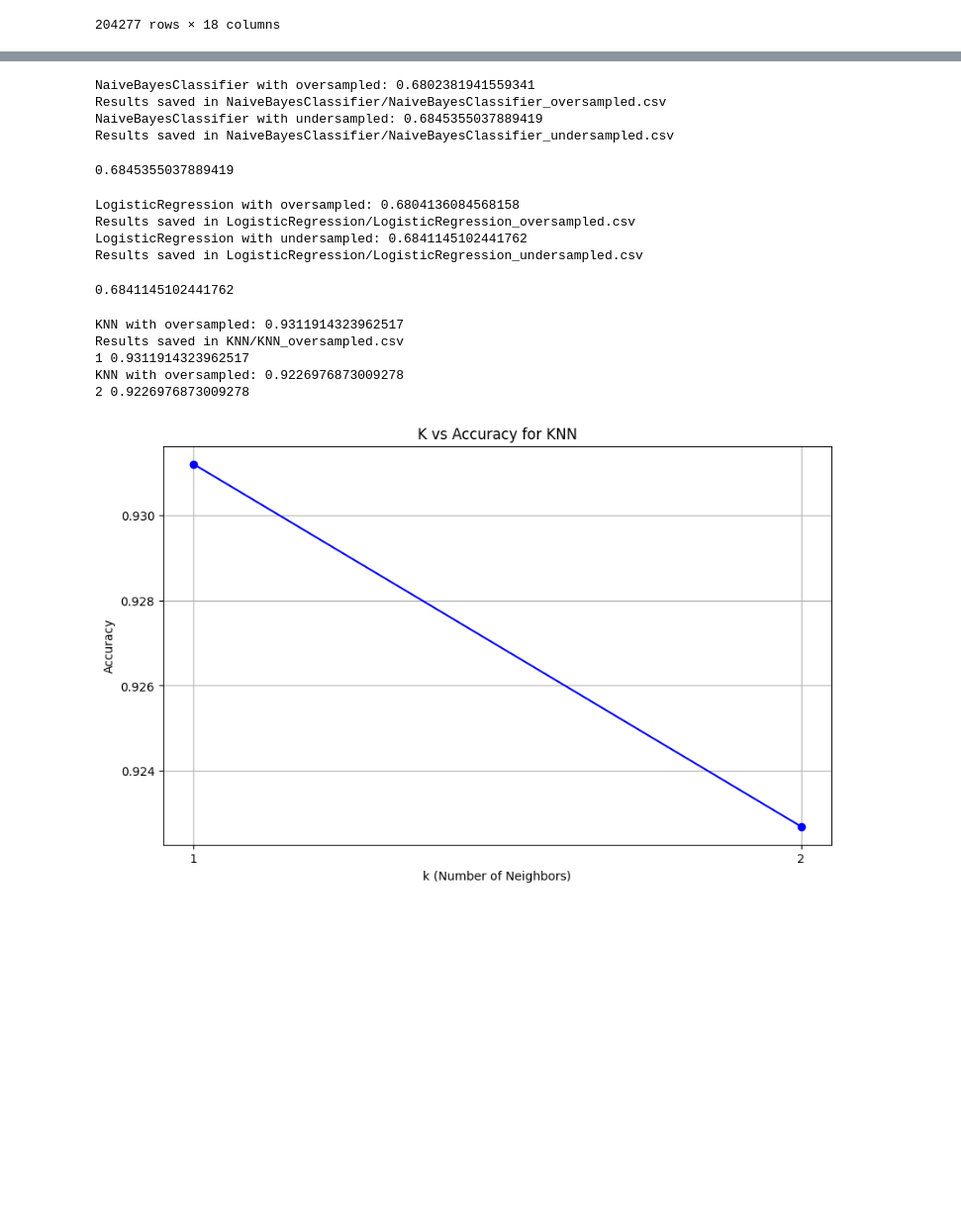
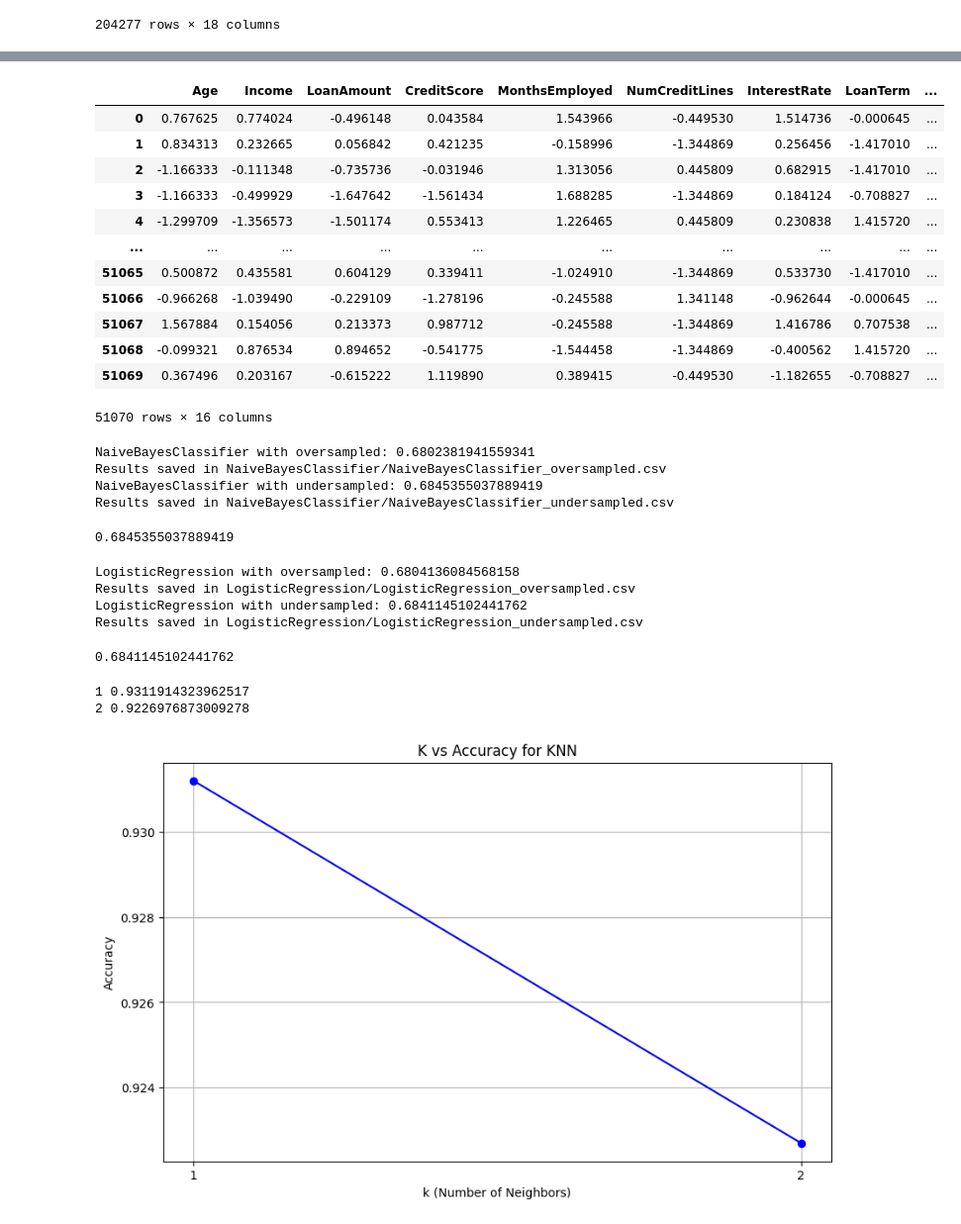
Before and after one commit to Sreyas-J/LendOrLoseMLPrediction, a Jupyter notebook: project1.ipynb, the cells around one changed output, grey strips where cells are left out. Shown: that part at 99% size. Cells and saved outputs as stored; diff of their text form; code cells hidden in the pictures; blank space fills up the shorter version.

```diff
--- a/project1.ipynb
+++ b/project1.ipynb
@@ -207,17 +214,34 @@ def train_normalized(model,name,sample,X_train,Y_train,X_val,Y_val,X_test,loan_i
 # %%
 test_df=pd.read_csv("lend-or-lose/test.csv")
 
 for col, le in le_dict.items():
     test_df[col]=le.fit_transform(test_df[col])
 
-normalized_features=scaler.transform(test_df[features])
-
-train_normalized(GaussianNB(),"NaiveBayesClassifier","oversampled",X_train_oversampled,y_train_oversampled,X_test_oversampled,y_test_oversampled,normalized_features,test_df["LoanID"])
-train_normalized(GaussianNB(),"NaiveBayesClassifier","undersampled",X_train_undersampled,y_train_undersampled,X_test_undersampled,y_test_undersampled,normalized_features,test_df["LoanID"])
+test_normalized_df=scaler.transform(test_df[features])
+test_normalized_df = pd.DataFrame(test_normalized_df, columns=features)
+test_normalized_df
 # %% [output]
+|  | Age | Income | LoanAmount | CreditScore | MonthsEmployed | NumCreditLines | InterestRate | LoanTerm | ... |
+| 0 | 0.767625 | 0.774024 | -0.496148 | 0.043584 | 1.543966 | -0.449530 | 1.514736 | -0.000645 | ... |
+| 1 | 0.834313 | 0.232665 | 0.056842 | 0.421235 | -0.158996 | -1.344869 | 0.256456 | -1.417010 | ... |
+| 2 | -1.166333 | -0.111348 | -0.735736 | -0.031946 | 1.313056 | 0.445809 | 0.682915 | -1.417010 | ... |
+| 3 | -1.166333 | -0.499929 | -1.647642 | -1.561434 | 1.688285 | -1.344869 | 0.184124 | -0.708827 | ... |
+| 4 | -1.299709 | -1.356573 | -1.501174 | 0.553413 | 1.226465 | 0.445809 | 0.230838 | 1.415720 | ... |
+| ... | ... | ... | ... | ... | ... | ... | ... | ... | ... |
+| 51065 | 0.500872 | 0.435581 | 0.604129 | 0.339411 | -1.024910 | -1.344869 | 0.533730 | -1.417010 | ... |
+| 51066 | -0.966268 | -1.039490 | -0.229109 | -1.278196 | -0.245588 | 1.341148 | -0.962644 | -0.000645 | ... |
+| 51067 | 1.567884 | 0.154056 | 0.213373 | 0.987712 | -0.245588 | -1.344869 | 1.416786 | 0.707538 | ... |
+| 51068 | -0.099321 | 0.876534 | 0.894652 | -0.541775 | -1.544458 | -1.344869 | -0.400562 | 1.415720 | ... |
+| 51069 | 0.367496 | 0.203167 | -0.615222 | 1.119890 | 0.389415 | -0.449530 | -1.182655 | -0.708827 | ... |
-NaiveBayesClassifier with oversampled: 0.6802381941559341
-Results saved in NaiveBayesClassifier/NaiveBayesClassifier_oversampled.csv
-NaiveBayesClassifier with undersampled: 0.6845355037889419
-Results saved in NaiveBayesClassifier/NaiveBayesClassifier_undersampled.csv
+51070 rows × 16 columns
-0.6845355037889419
+# %%
+os.makedirs("NaiveBayesClassifier", exist_ok=True)
+train_normalized(GaussianNB(),"NaiveBayesClassifier","oversampled",X_train_oversampled,y_train_oversampled,X_test_oversampled,y_test_oversampled,test_normalized_df,test_df["LoanID"])
+train_normalized(GaussianNB(),"NaiveBayesClassifier","undersampled",X_train_undersampled,y_train_undersampled,X_test_undersampled,y_test_undersampled,test_normalized_df,test_df["LoanID"])
+# %% [output]
+NaiveBayesClassifier with oversampled: 0.6802381941559341
+Results saved in NaiveBayesClassifier/NaiveBayesClassifier_oversampled.csv
+NaiveBayesClassifier with undersampled: 0.6845355037889419
+Results saved in NaiveBayesClassifier/NaiveBayesClassifier_undersampled.csv
+0.6845355037889419
 # %%
@@ -230,7 +256,9 @@ LogisticRegression with undersampled: 0.6841145102441762
 Results saved in LogisticRegression/LogisticRegression_undersampled.csv
 0.6841145102441762
 # %%
-k_values = range(1,3)  # Adjust the upper limit if you want to test more values
+os.makedirs("KNN", exist_ok=True)
+
+k_values = range(1, 10)  # Adjust the upper limit if you want to test more values
 accuracies = []
 best_acc=0
 knn_oversampled=None
@@ -238,13 +266,16 @@ knn_oversampled=None
 # Loop over the range of k values
 for k in k_values:
     knn = KNeighborsClassifier(n_neighbors=k)
-    acc=train_normalized(knn,"KNN","oversampled",X_train_oversampled,y_train_oversampled,X_test_oversampled,y_test_oversampled,normalized_features,test_df["LoanID"],best_acc,False)
+    knn.fit(X_train_oversampled, y_train_oversampled)
+    y_pred = knn.predict(X_test_oversampled)
+    acc = accuracy_score(y_test_oversampled, y_pred)
     if acc>best_acc:
         best_acc=acc
-
+        knn_oversampled=knn
     print(k,acc)
     accuracies.append(acc)
 
+# Plot k vs. accuracy
 plt.figure(figsize=(10, 6))
 plt.plot(k_values, accuracies, marker='o', linestyle='-', color='b')
 plt.xlabel("k (Number of Neighbors)")
@@ -254,10 +285,7 @@ plt.xticks(k_values)  # Make sure all values of k are shown on the x-axis
 plt.grid(True)
 plt.show()
 # %% [output]
-KNN with oversampled: 0.9311914323962517
-Results saved in KNN/KNN_oversampled.csv
 1 0.9311914323962517
-KNN with oversampled: 0.9226976873009278
 2 0.9226976873009278
 [figure]
 # %%
```
Also changed, not shown: parts of 14 cells of this notebook, 3 other files.
